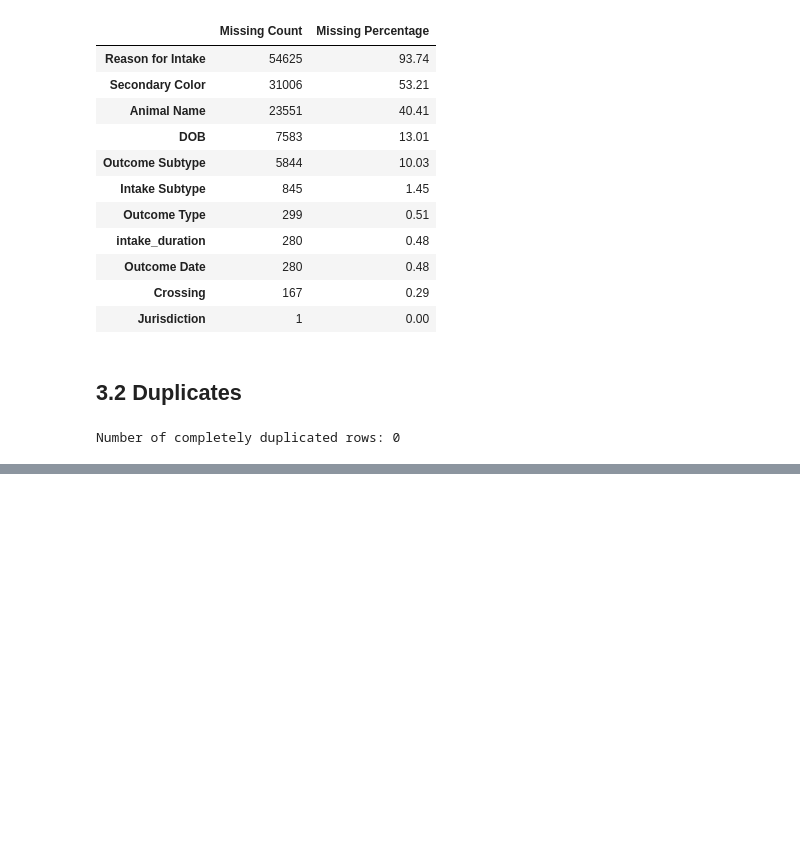
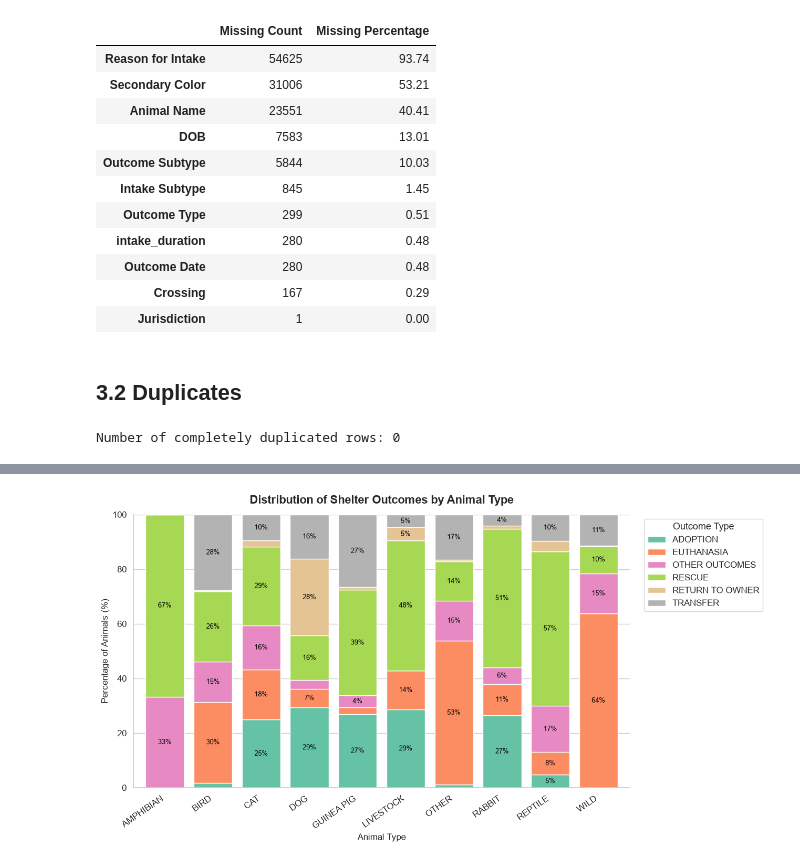
Before and after one commit to wushuyuli/animal-shelter-ml-coursework, a Jupyter notebook: notebook/animal_shelter_analysis.ipynb, the cells around one changed output, grey strips where cells are left out. Cells and saved outputs as stored; diff of their text form; code cells hidden in the pictures; blank space fills up the shorter version.

```diff
--- a/notebook/animal_shelter_analysis.ipynb
+++ b/notebook/animal_shelter_analysis.ipynb
@@ -160,0 +460,62 @@ Number of duplicated Animal IDs: 2145
+# %%
+top_outcomes = df['Outcome Type'].value_counts().head(5).index
+
+df['Outcome Group'] = df['Outcome Type'].apply(
+    lambda x: x if x in top_outcomes else 'OTHER OUTCOMES'
+)
+
+outcome_by_type = pd.crosstab(
+    df['Animal Type'],
+    df['Outcome Group'],
+    normalize='index'
+) * 100
+
+ax = outcome_by_type.plot(
+    kind='bar',
+    stacked=True,
+    figsize=(13, 7),
+    colormap='Set2',
+    width=0.8
+)
+
+for container in ax.containers:
+    labels = [
+        f'{bar.get_height():.0f}%'
+        if bar.get_height() >= 4 else ''
+        for bar in container
+    ]
+
+    ax.bar_label(
+        container,
+        labels=labels,
+        label_type='center',
+        fontsize=9,
+        fontweight='normal',
+        color='black'
+    )
+
+ax.set_title(
+    'Distribution of Shelter Outcomes by Animal Type',
+    fontsize=16,
+    fontweight='bold',
+    pad=15
+)
+
+ax.set_xlabel('Animal Type', fontsize=12)
+ax.set_ylabel('Percentage of Animals (%)', fontsize=12)
+
+ax.set_ylim(0, 100)
+
+ax.legend(
+    title='Outcome Type',
+    bbox_to_anchor=(1.02, 1),
+    loc='upper left'
+)
+
+sns.despine()
+plt.xticks(rotation=35, ha='right')
+plt.tight_layout()
+
+plt.show()
+# %% [output]
+[figure, added]
```
Also changed, not shown: parts of 28 cells of this notebook, 1 other file.
